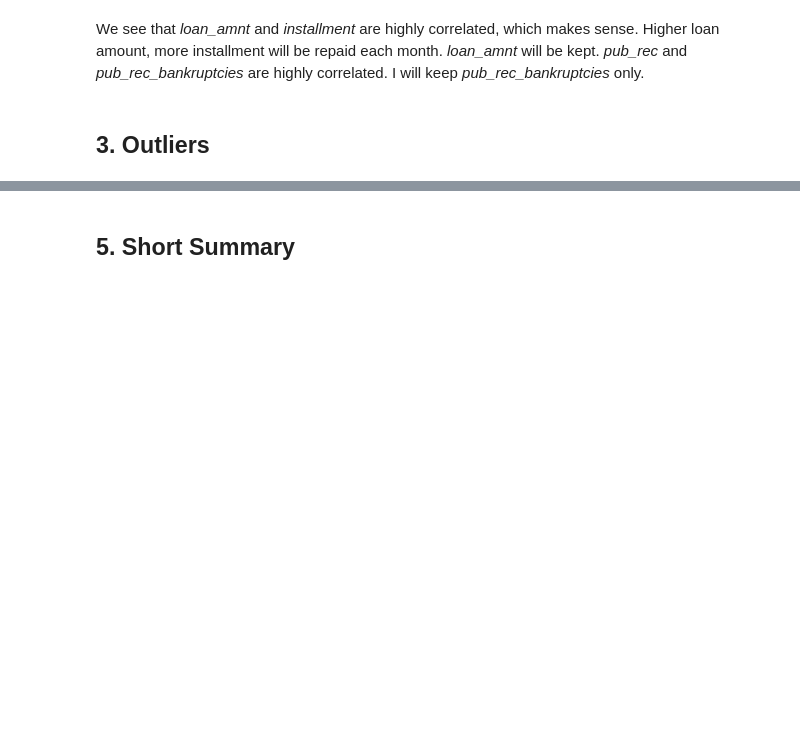
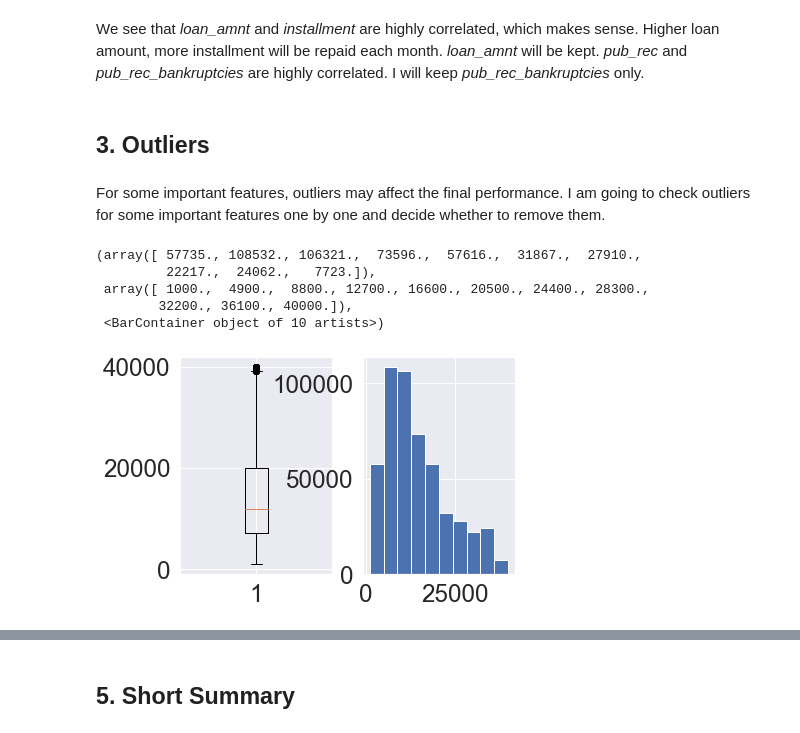
Before and after one commit to yifeng93/LendingClub_Default, a Jupyter notebook: Code/Part2_Data_Preparation_Wrangling.ipynb, the cells around one changed output, grey strips where cells are left out. Saved outputs shown, nothing was run; the diff lists cells and outputs as text; code cells hidden in the pictures; blank space fills up the shorter version.

```diff
--- a/Code/Part2_Data_Preparation_Wrangling.ipynb
+++ b/Code/Part2_Data_Preparation_Wrangling.ipynb
@@ -148,3 +150,18 @@ We see that *loan_amnt* and *installment* are highly correlated, which makes sen
 drop_cols(['pub_rec','installment', 'open_acc'])
 # %% [markdown]
 ## 3. Outliers
+# %% [markdown]
+For some important features, outliers may affect the final performance. I am going to check outliers for some important features one by one and decide whether to remove them.
+# %%
+plt.subplot(121)
+plt.boxplot(df['loan_amnt'])
+
+plt.subplot(122)
+plt.hist(df['loan_amnt'])
+# %% [output]
+(array([ 57735., 108532., 106321.,  73596.,  57616.,  31867.,  27910.,
+         22217.,  24062.,   7723.]),
+ array([ 1000.,  4900.,  8800., 12700., 16600., 20500., 24400., 28300.,
+        32200., 36100., 40000.]),
+ <BarContainer object of 10 artists>)
+[figure, added]
```
Also changed, not shown: parts of 26 cells of this notebook, 3 other files.
